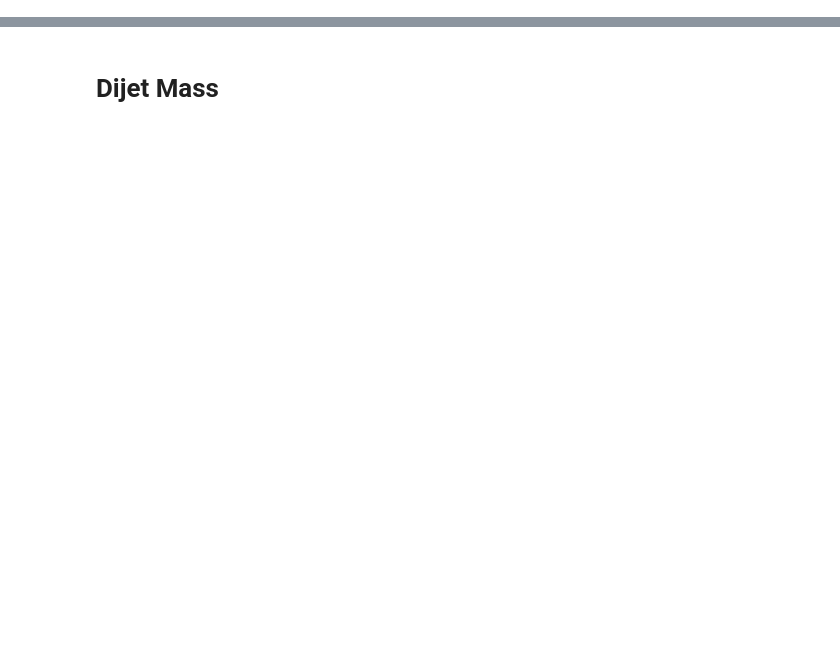
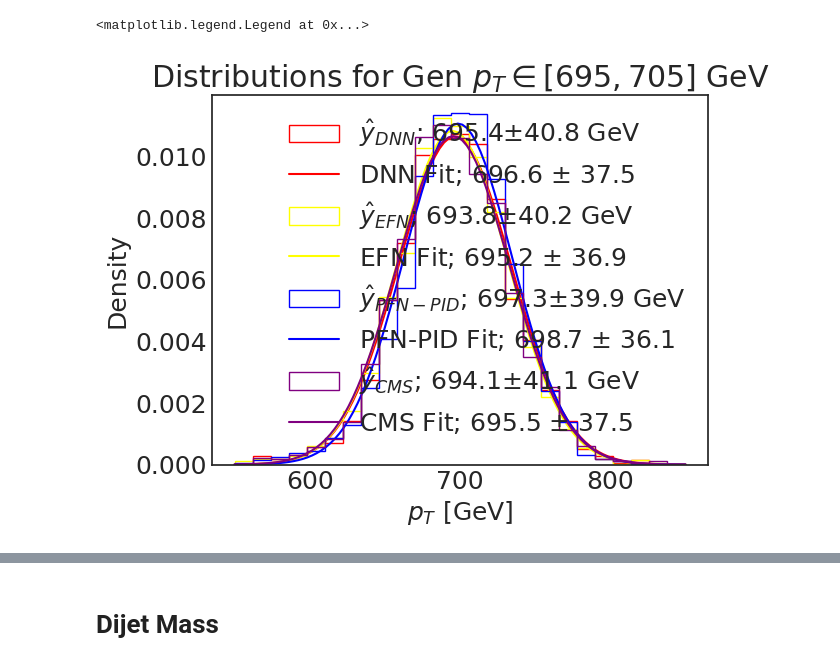
Before and after one commit to rikab/SeeingDouble, a Jupyter notebook: make_plots.ipynb, the cells around one changed output, grey strips where cells are left out. Drawn from its saved outputs; the diff is of its cells as text; code cells hidden in the pictures; blank space fills up the shorter version.

```diff
--- a/make_plots.ipynb
+++ b/make_plots.ipynb
@@ -139,33 +200,28 @@ def cms_predict(test, model, c = 0):
 # %%
-# ##### PT Plots #####
-
-fig = plt.figure(figsize=(8, 8))
-ax = fig.add_subplot(111)
-plt.rcParams['font.size'] = '18'
-
-
-# Make predictions
-predictions = np.array((dnn_predict(test, DNN), efn_predict(test, EFN), pfn_predict(test, PFN), pfn_pid_predict(test, PFN_pid), cms_predict(test, None)))
 
 # P_t distribution histograms
-for i in range(4):
-    mean, std = np.mean(predictions[i,0]), np.std(predictions[i,0])
-    plt.hist(predictions[i,0], bins=25, range=[550,850], histtype = 'step', color = colors[i], label = r'$\hat{y}_{%s}$; %0.1f$\pm$%0.1f GeV' % (labels[i], mean, std), density=True)
+for (i, key) in enumerate(model_keys):
 
+    if not passed[key]:
+        continue
+
+    mean, std = np.mean(predictions[key][0]), np.std(predictions[key][0])
+    plt.hist(predictions[key][0], bins=25, range=[550,850], histtype = 'step', color = colors[i], label = r'$\hat{y}_{%s}$; %0.1f$\pm$%0.1f GeV' % (labels[i], mean, std), density=True)
 
     # Gaussian Fit
-    temp = predictions[i,0][predictions[i,0] < 850]
-    temp = predictions[i,0][predictions[i,0] > 550]
+    temp = predictions[key][0][predictions[key][0] < 850]
+    temp = predictions[key][0][predictions[key][0] > 550]
     x = np.linspace(550, 850, 100)
     fit = norm.pdf(x, *(norm.fit(temp)))
     plt.plot(x,fit, color = colors[i] ,label = r"%s Fit; %0.1f $\pm$ %0.1f" % (labels[i], *norm.fit(temp) )  )
 
 plt.xlabel(r"$p_T$ [GeV]")
 plt.ylabel("Density")
 plt.title(r"Distributions for Gen $p_T \in [695, 705]$ GeV")
-plt.grid()
 plt.legend()
-plt.close()
+# %% [output]
+<matplotlib.legend.Legend at 0x...>
+[figure, added]
 # %%
 # ##### UNCERTAINTY PLOTS #####
 
```
Also changed, not shown: parts of 8 cells of this notebook, 3 other files.
